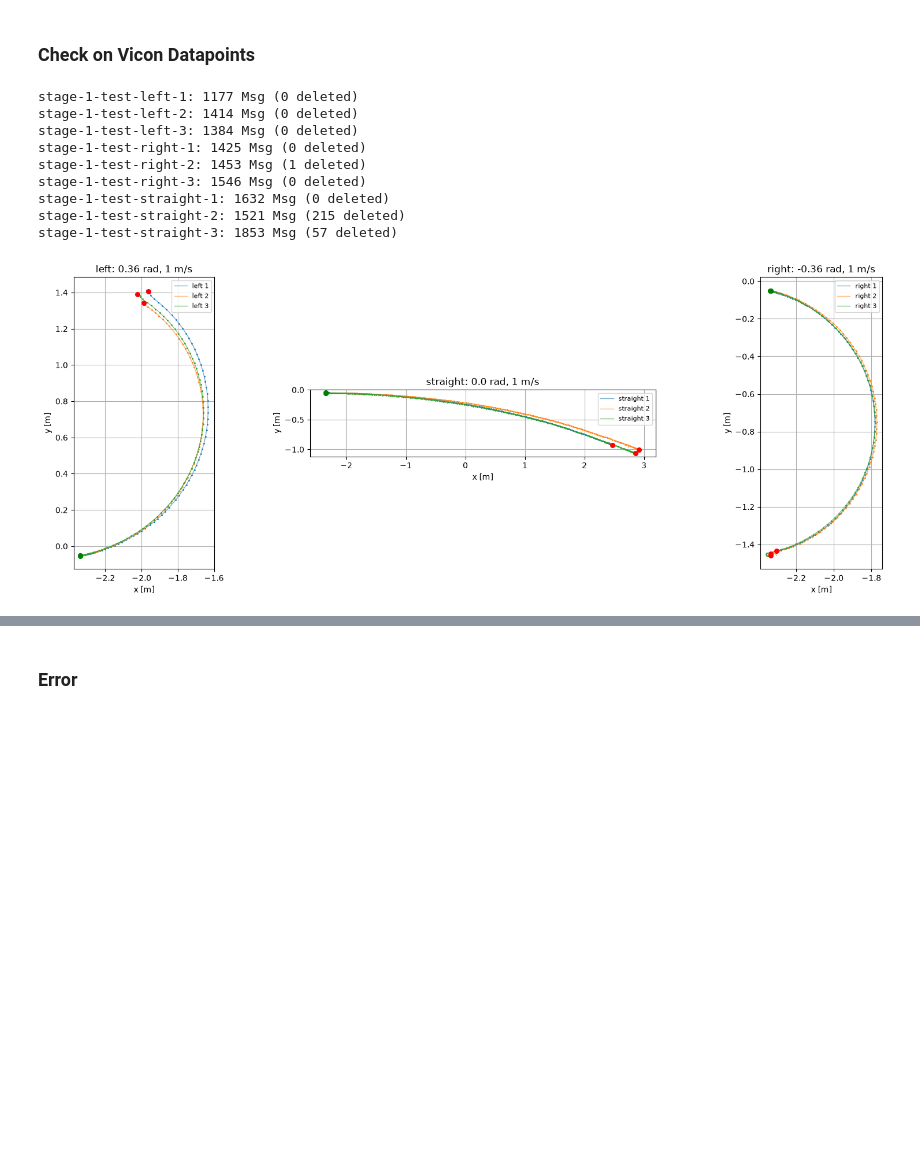
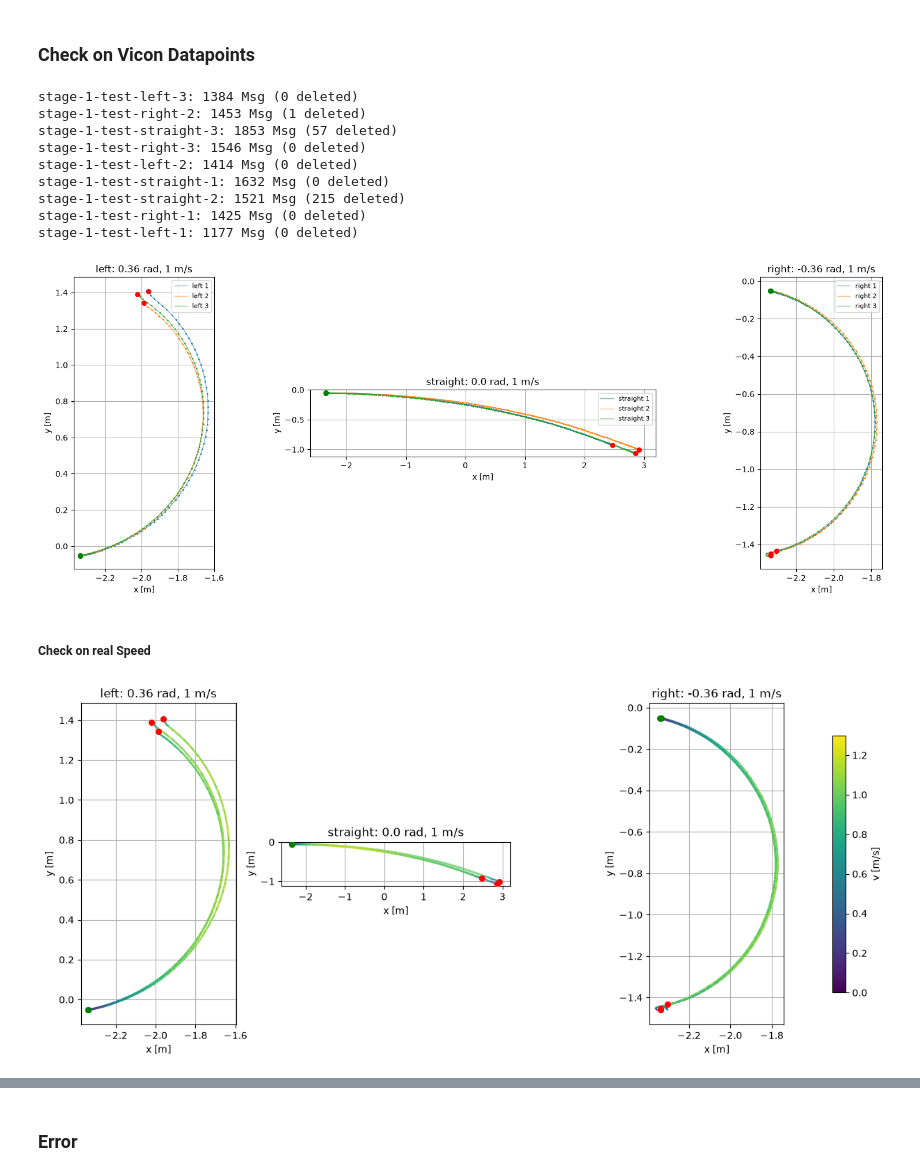
Before and after one commit to Autonomous-System-ZHAW/athena-data-analysis, a Jupyter notebook: sim-to-real-gap/stage-1-testing/data-analysis-stage-1.ipynb, the cells around one changed output, grey strips where cells are left out. Saved outputs shown, nothing was run; the diff lists cells and outputs as text; code cells hidden in the pictures; blank space fills up the shorter version.

Commit message:
add sim data and analysis

```diff
--- a/sim-to-real-gap/stage-1-testing/data-analysis-stage-1.ipynb
+++ b/sim-to-real-gap/stage-1-testing/data-analysis-stage-1.ipynb
@@ -13,7 +13,7 @@ from mcap_ros2.decoder import DecoderFactory
 # %% [markdown]
 ### Check on Topics
 # %%
-with open("data/stage-1-test-left-1/stage-1-test-left-1.mcap", "rb") as f:
+with open("data-real/stage-1-test-left-1/stage-1-test-left-1.mcap", "rb") as f:
     reader = make_reader(f)
     summary = reader.get_summary()
     for ch_id, ch in summary.channels.items():
@@ -53,23 +53,24 @@ def load_vicon(path, topic="/vicon/athena/athena"):
             p = msg.pose.position
             q = msg.pose.orientation
             rows.append({
-                "t": message.log_time / 1e9,
+                "t": msg.header.stamp.sec + msg.header.stamp.nanosec * 1e-9,  # Vicon-Zeit
+                "t_log": message.log_time / 1e9,                               # Aufnahmezeit
                 "px": p.x, "py": p.y, "pz": p.z,
                 "qx": q.x, "qy": q.y, "qz": q.z, "qw": q.w,
             })
-    return pd.DataFrame(rows)
+    return pd.DataFrame(rows).sort_values("t").reset_index(drop=True)
 
 def remove_jumps(df, max_speed=5.0, tol=0.01, origin_eps=1e-3):
     if df.empty:
         return df
 
-    # 1) remove tracking errors by setting them to the origin
+    # remove tracking errors by setting them to the origin
     at_origin = (df["px"].abs() < origin_eps) & (df["py"].abs() < origin_eps) & (df["pz"].abs() < origin_eps)
     df = df[~at_origin].reset_index(drop=True)
     if df.empty:
         return df
 
-    # 2) remove outliers via speed
+    # remove outliers via speed
     t = df["t"].to_numpy()
     x = df["px"].to_numpy()
     y = df["py"].to_numpy()
@@ -126,13 +127,46 @@ for ax, group in zip(axes, groups):
 plt.tight_layout()
 plt.show()
 # %% [output]
-stage-1-test-left-1: 1177 Msg (0 deleted)
+stage-1-test-left-3: 1384 Msg (0 deleted)
+stage-1-test-right-2: 1453 Msg (1 deleted)
+stage-1-test-straight-3: 1853 Msg (57 deleted)
+stage-1-test-right-3: 1546 Msg (0 deleted)
 stage-1-test-left-2: 1414 Msg (0 deleted)
-stage-1-test-left-3: 1384 Msg (0 deleted)
-stage-1-test-right-1: 1425 Msg (0 deleted)
-stage-1-test-right-2: 1453 Msg (1 deleted)
-stage-1-test-right-3: 1546 Msg (0 deleted)
 stage-1-test-straight-1: 1632 Msg (0 deleted)
 stage-1-test-straight-2: 1521 Msg (215 deleted)
-stage-1-test-straight-3: 1853 Msg (57 deleted)
+stage-1-test-right-1: 1425 Msg (0 deleted)
+stage-1-test-left-1: 1177 Msg (0 deleted)
 [figure]
+# %% [markdown]
+##### Check on real Speed
+# %%
+from matplotlib.collections import LineCollection
+
+k = 5
+vmax_plot = 1.3  # obere Grenze der Farbskala [m/s]
+
+fig, axes = plt.subplots(1, 3, figsize=(18, 6))
+for ax, g in zip(axes, groups):
+    for run in sorted(dfs[g]):
+        df = dfs[g][run].drop_duplicates(subset="t")
+        t, x, y = df["t"].to_numpy(), df["px"].to_numpy(), df["py"].to_numpy()
+        v = np.hypot(x[2*k:] - x[:-2*k], y[2*k:] - y[:-2*k]) / (t[2*k:] - t[:-2*k])
+        xm, ym = x[k:-k], y[k:-k]  # Positionen passend zu v
+
+        segs = np.stack([np.column_stack([xm[:-1], ym[:-1]]),
+                         np.column_stack([xm[1:], ym[1:]])], axis=1)
+        lc = LineCollection(segs, cmap="viridis", norm=plt.Normalize(0, vmax_plot), linewidth=2)
+        lc.set_array(v[:-1])
+        ax.add_collection(lc)
+        ax.scatter(xm[0], ym[0], color="green", s=30, zorder=3)
+        ax.scatter(xm[-1], ym[-1], color="red", s=30, zorder=3)
+
+    ax.autoscale()
+    ax.set_title(titles[g])
+    ax.set_xlabel("x [m]"); ax.set_ylabel("y [m]")
+    ax.set_aspect("equal"); ax.grid(True)
+
+fig.colorbar(lc, ax=axes, label="v [m/s]", shrink=0.8)
+plt.show()
+# %% [output]
+[figure, added]
```
Also changed, not shown: parts of 11 cells of this notebook, 18 other files.
